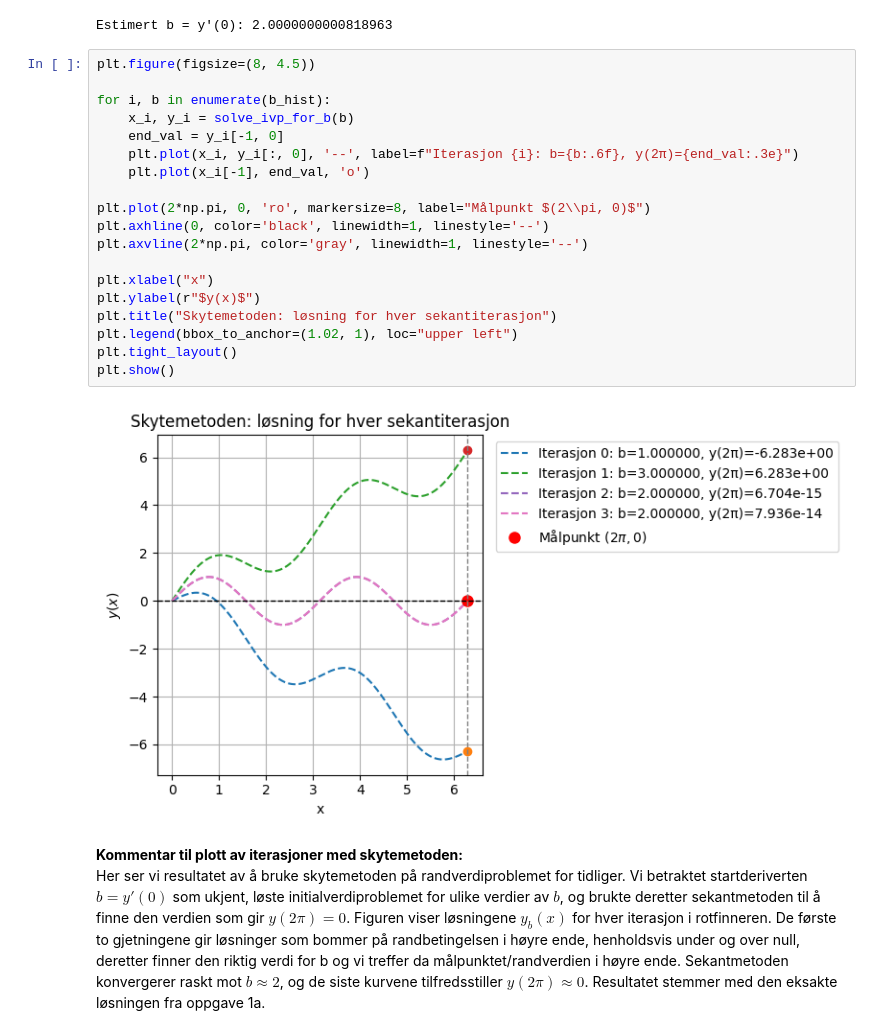
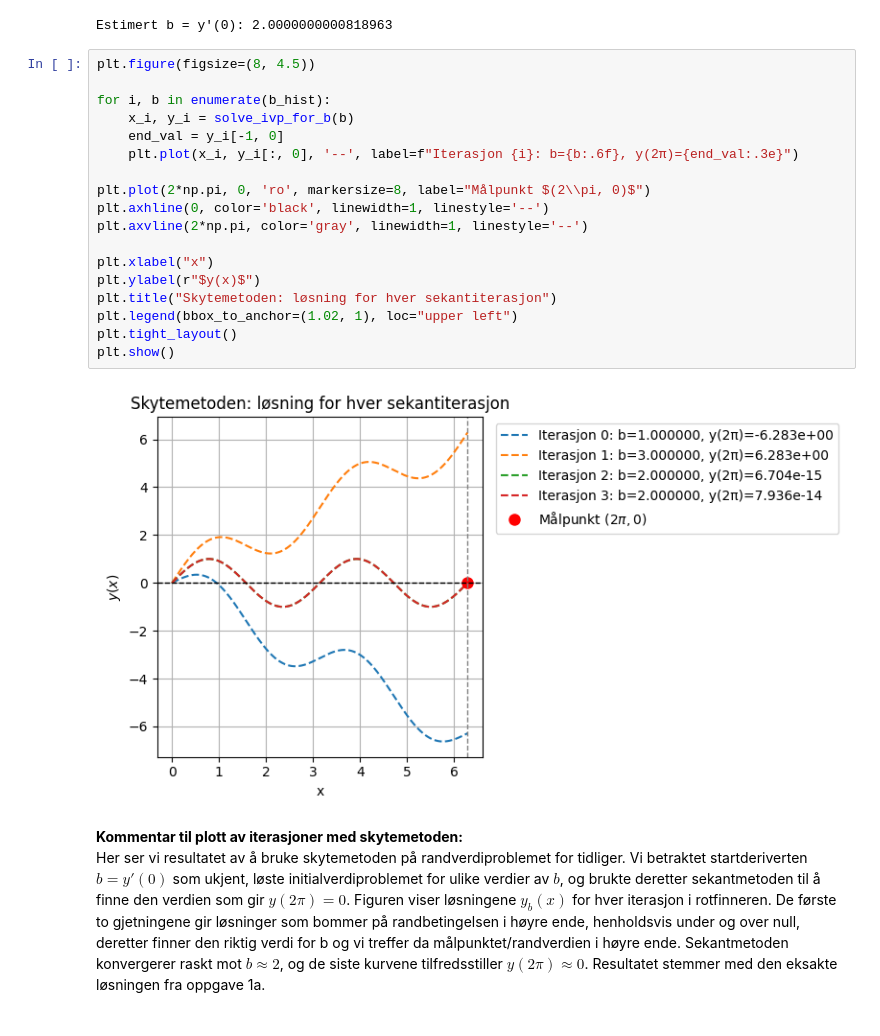
Before and after one commit to Alexaeven/VitBerP3, a Jupyter notebook: 74Prosjekt3.ipynb, the cells around one changed output. Saved outputs shown, nothing was run; the diff lists cells and outputs as text.

```diff
--- a/74Prosjekt3.ipynb
+++ b/74Prosjekt3.ipynb
@@ -322,24 +322,23 @@ Estimert b = y'(0): 2.0000000000818963
 # %%
 plt.figure(figsize=(8, 4.5))
 
 for i, b in enumerate(b_hist):
     x_i, y_i = solve_ivp_for_b(b)
     end_val = y_i[-1, 0]
     plt.plot(x_i, y_i[:, 0], '--', label=f"Iterasjon {i}: b={b:.6f}, y(2π)={end_val:.3e}")
-    plt.plot(x_i[-1], end_val, 'o')
 
 plt.plot(2*np.pi, 0, 'ro', markersize=8, label="Målpunkt $(2\\pi, 0)$")
 plt.axhline(0, color='black', linewidth=1, linestyle='--')
 plt.axvline(2*np.pi, color='gray', linewidth=1, linestyle='--')
 
 plt.xlabel("x")
 plt.ylabel(r"$y(x)$")
 plt.title("Skytemetoden: løsning for hver sekantiterasjon")
 plt.legend(bbox_to_anchor=(1.02, 1), loc="upper left")
 plt.tight_layout()
 plt.show()
 # %% [output]
-[figure, old version]
+[figure, new version]
 # %% [markdown]
 **Kommentar til plott av iterasjoner med skytemetoden:**
 Her ser vi resultatet av å bruke skytemetoden på randverdiproblemet for tidliger. Vi betraktet startderiverten $b = y'(0)$ som ukjent, løste initialverdiproblemet for ulike verdier av $b$, og brukte deretter sekantmetoden til å finne den verdien som gir $y(2\pi)=0$. Figuren viser løsningene $y_b(x)$ for hver iterasjon i rotfinneren. De første to gjetningene gir løsninger som bommer på randbetingelsen i høyre ende, henholdsvis under og over null, deretter finner den riktig verdi for b og vi treffer da målpunktet/randverdien i høyre ende. Sekantmetoden konvergerer raskt mot $b \approx 2$, og de siste kurvene tilfredsstiller $y(2\pi)\approx 0$. Resultatet stemmer med den eksakte løsningen fra oppgave 1a.
```
Also changed, not shown: parts of 1 cell of this notebook.
